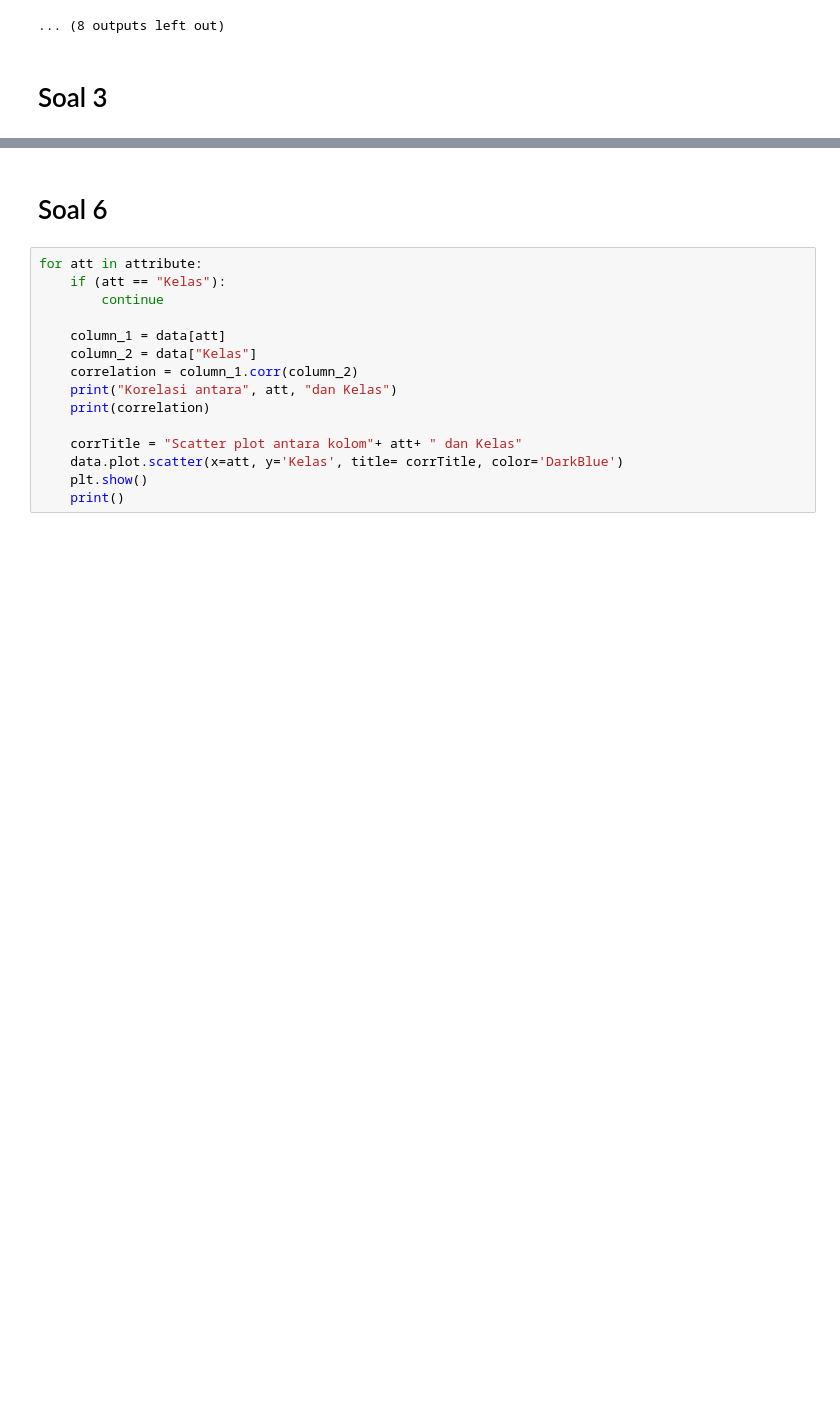
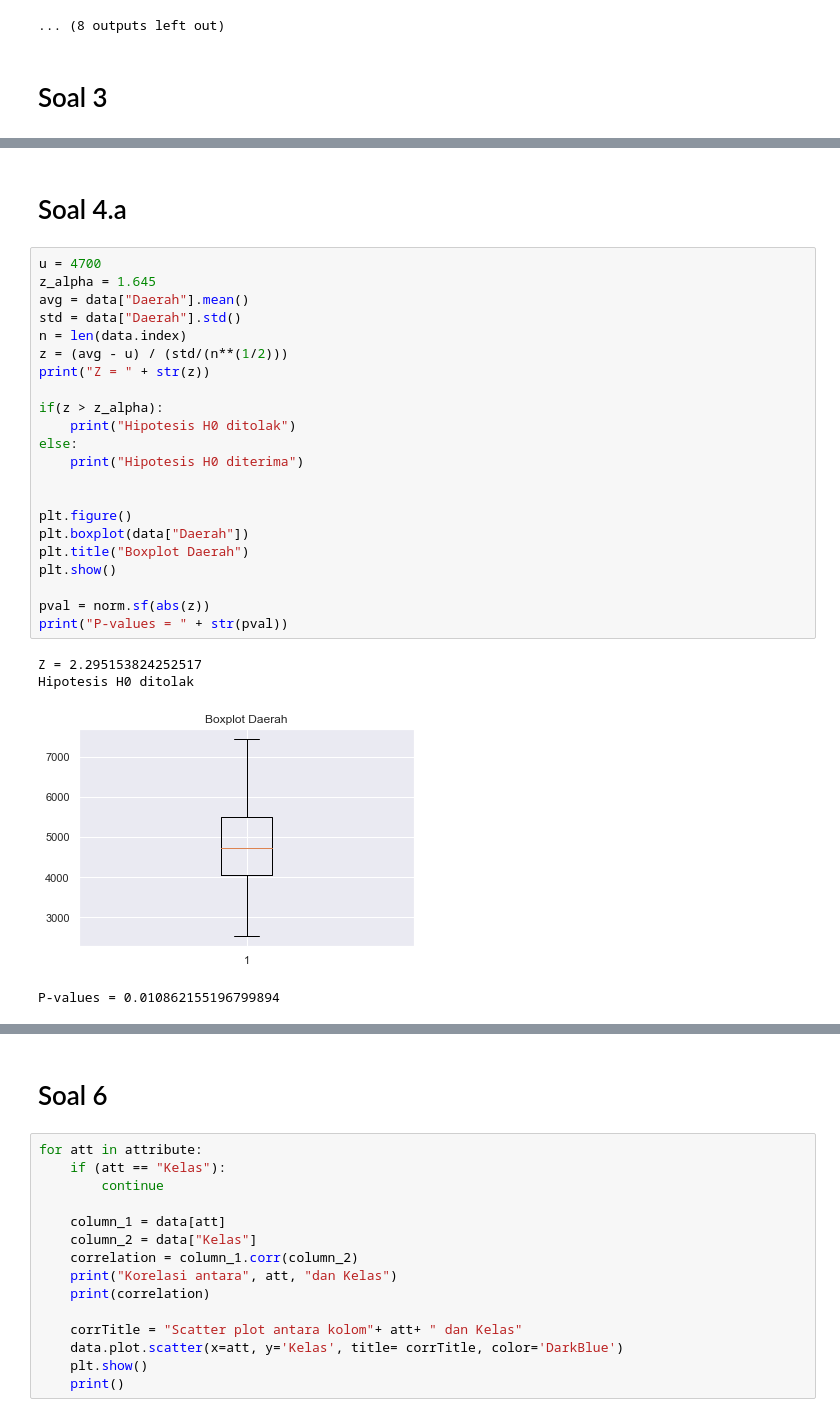
Before and after one commit to karlsenab7/Tubes_Probstat, a Jupyter notebook: src/main.ipynb, the cells around one changed output, grey strips where cells are left out. Saved outputs shown, nothing was run; the diff lists cells and outputs as text; blank space fills up the shorter version.

```diff
--- a/src/main.ipynb
+++ b/src/main.ipynb
@@ -125,0 +126,29 @@ for att in attribute:
+# %% [markdown]
+# Soal 4.a
+# %%
+u = 4700
+z_alpha = 1.645
+avg = data["Daerah"].mean()
+std = data["Daerah"].std()
+n = len(data.index)
+z = (avg - u) / (std/(n**(1/2)))
+print("Z = " + str(z))
+
+if(z > z_alpha):
+    print("Hipotesis H0 ditolak")
+else:
+    print("Hipotesis H0 diterima")
+
+
+plt.figure()
+plt.boxplot(data["Daerah"])
+plt.title("Boxplot Daerah")
+plt.show()
+
+pval = norm.sf(abs(z))
+print("P-values = " + str(pval))
+# %% [output]
+Z = 2.295153824252517
+Hipotesis H0 ditolak
+[figure, added]
+P-values = 0.010862155196799894
```
Also changed, not shown: parts of 14 cells of this notebook.
